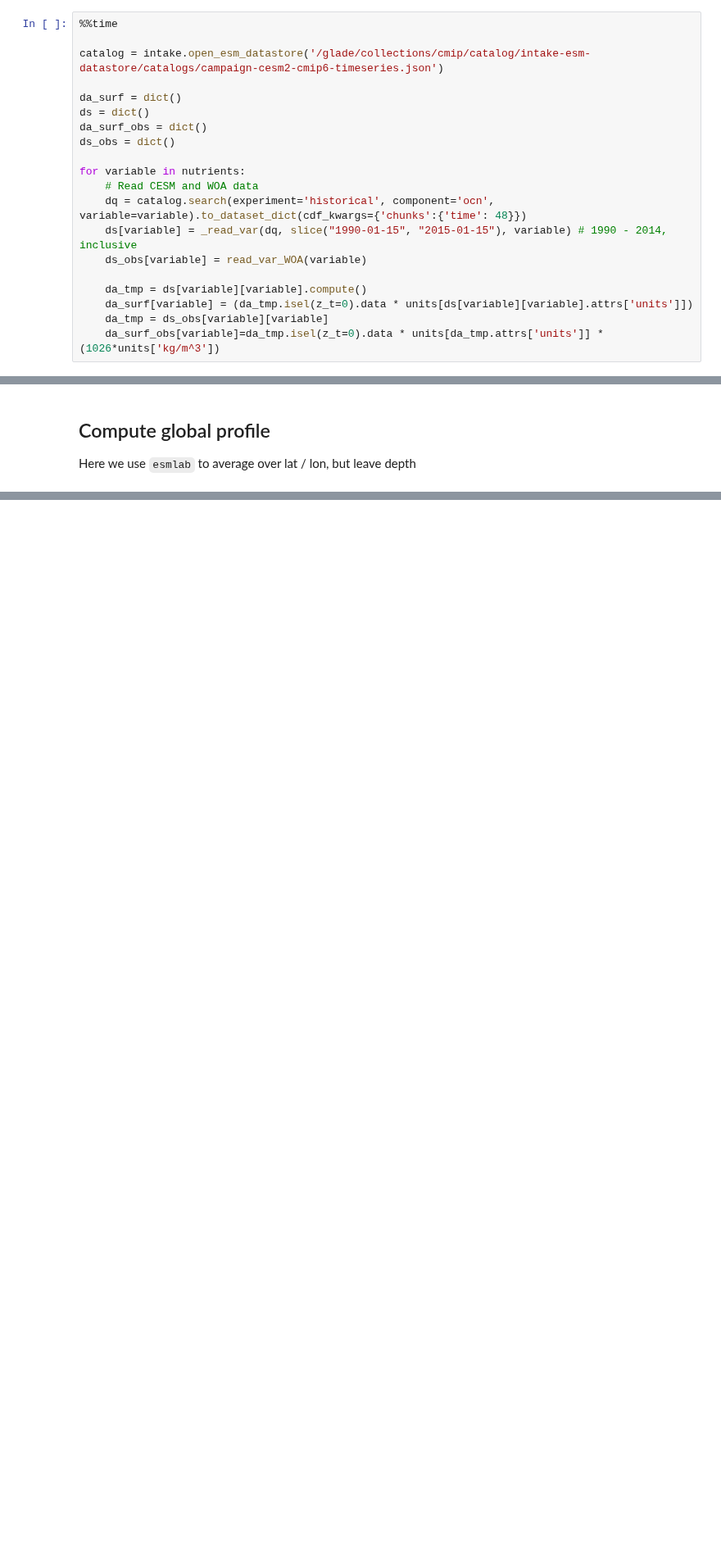
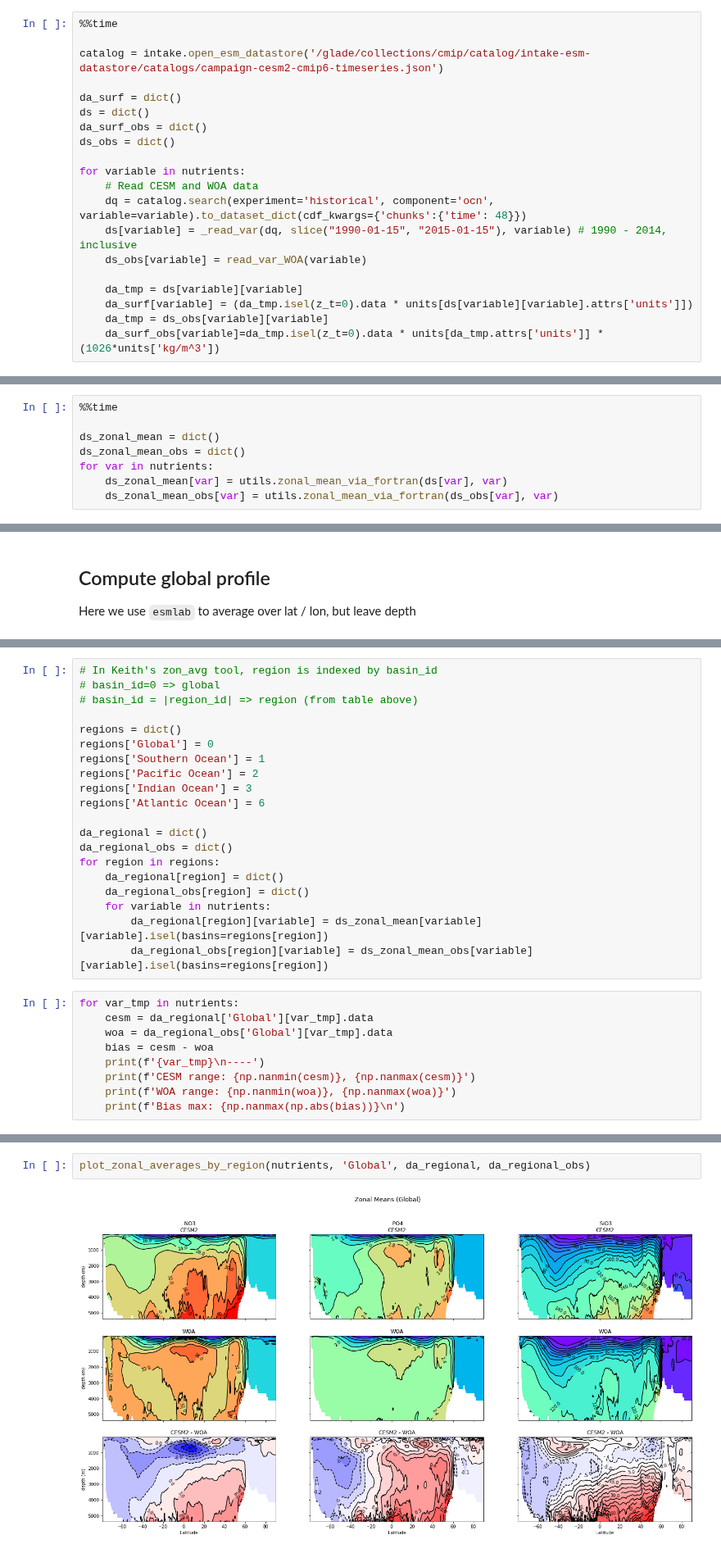
Before and after one commit to marbl-ecosys/cesm2-marbl, a Jupyter notebook: notebooks/nutrient plots.ipynb, the cells around one changed output, grey strips where cells are left out. Shown at 82% size. Saved outputs shown, nothing was run; the diff lists cells and outputs as text; blank space fills up the shorter version.

Commit message:
Add zonal mean plots
Also add utils.py, which contains a routine that calls Keith L's Fortran
program to compute zonal means properly.

```diff
--- a/notebooks/nutrient plots.ipynb
+++ b/notebooks/nutrient plots.ipynb
@@ -90,7 +92,7 @@ for variable in nutrients:
     ds[variable] = _read_var(dq, slice("1990-01-15", "2015-01-15"), variable) # 1990 - 2014, inclusive
     ds_obs[variable] = read_var_WOA(variable)
 
-    da_tmp = ds[variable][variable].compute()
+    da_tmp = ds[variable][variable]
     da_surf[variable] = (da_tmp.isel(z_t=0).data * units[ds[variable][variable].attrs['units']])
     da_tmp = ds_obs[variable][variable]
     da_surf_obs[variable]=da_tmp.isel(z_t=0).data * units[da_tmp.attrs['units']] * (1026*units['kg/m^3'])
@@ -111,0 +114,8 @@ Wall time: 6min 5s
+# %%
+%%time
+
+ds_zonal_mean = dict()
+ds_zonal_mean_obs = dict()
+for var in nutrients:
+    ds_zonal_mean[var] = utils.zonal_mean_via_fortran(ds[var], var)
+    ds_zonal_mean_obs[var] = utils.zonal_mean_via_fortran(ds_obs[var], var)
@@ -250,0 +285,29 @@ plot_global_profile(nutrients, ds, glb_avg, glb_avg_obs)
+# %%
+# In Keith's zon_avg tool, region is indexed by basin_id
+# basin_id=0 => global
+# basin_id = |region_id| => region (from table above)
+
+regions = dict()
+regions['Global'] = 0
+regions['Southern Ocean'] = 1
+regions['Pacific Ocean'] = 2
+regions['Indian Ocean'] = 3
+regions['Atlantic Ocean'] = 6
+
+da_regional = dict()
+da_regional_obs = dict()
+for region in regions:
+    da_regional[region] = dict()
+    da_regional_obs[region] = dict()
+    for variable in nutrients:
+        da_regional[region][variable] = ds_zonal_mean[variable][variable].isel(basins=regions[region])
+        da_regional_obs[region][variable] = ds_zonal_mean_obs[variable][variable].isel(basins=regions[region])
+# %%
+for var_tmp in nutrients:
+    cesm = da_regional['Global'][var_tmp].data
+    woa = da_regional_obs['Global'][var_tmp].data
+    bias = cesm - woa
+    print(f'{var_tmp}\n----')
+    print(f'CESM range: {np.nanmin(cesm)}, {np.nanmax(cesm)}')
+    print(f'WOA range: {np.nanmin(woa)}, {np.nanmax(woa)}')
+    print(f'Bias max: {np.nanmax(np.abs(bias))}\n')
@@ -250,0 +400,4 @@ plot_global_profile(nutrients, ds, glb_avg, glb_avg_obs)
+# %%
+plot_zonal_averages_by_region(nutrients, 'Global', da_regional, da_regional_obs)
+# %% [output]
+[figure, added]
```
Also changed, not shown: parts of 12 cells of this notebook, 1 other file.
